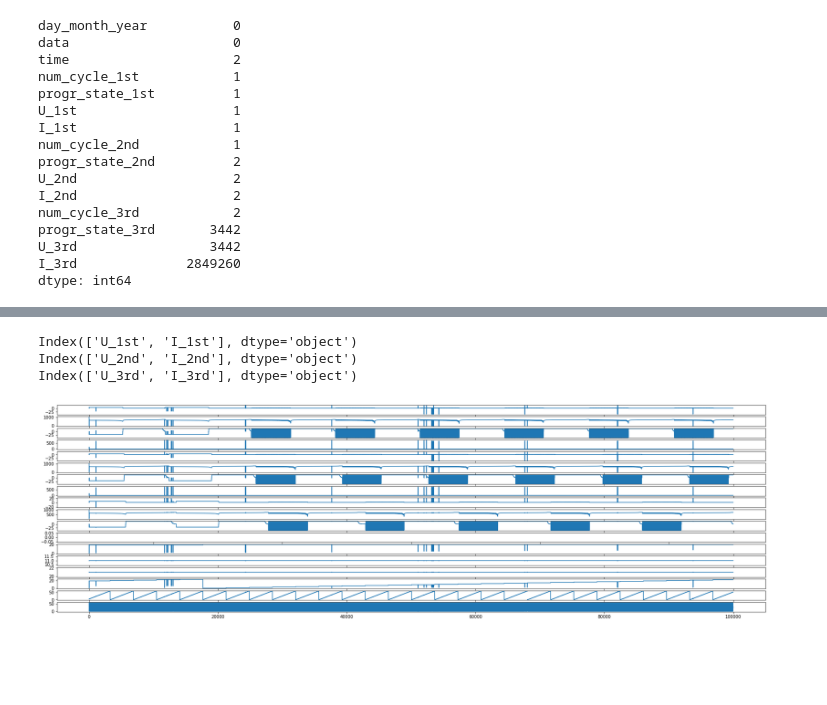
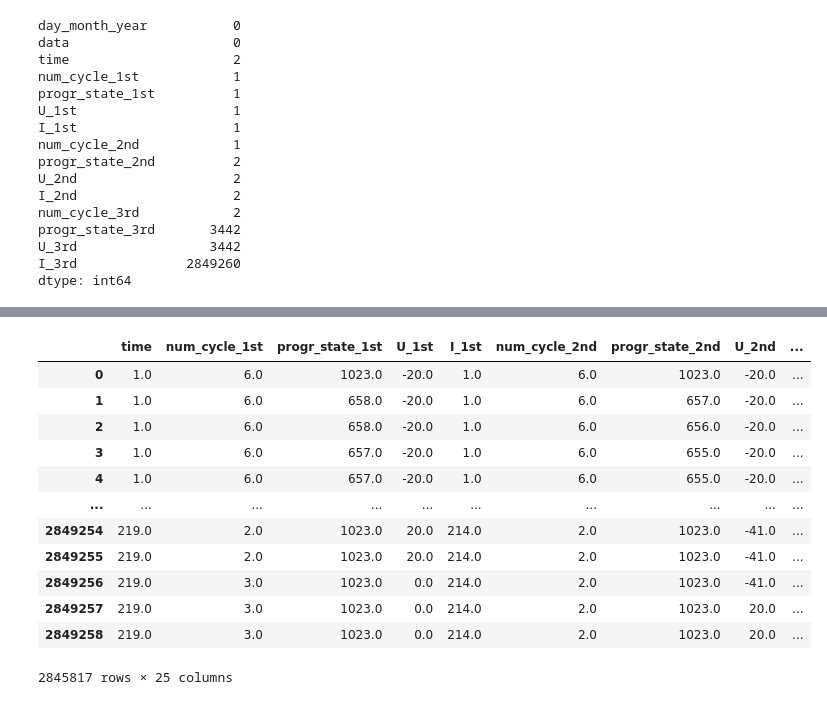
Before and after one commit to Argen7umCode/nsu_project_battery, a Jupyter notebook: battary_analysis.ipynb, the cells around one changed output, grey strips where cells are left out. Cells and saved outputs as stored; diff of their text form; code cells hidden in the pictures; blank space fills up the shorter version.

```diff
--- a/battary_analysis.ipynb
+++ b/battary_analysis.ipynb
@@ -88,18 +174,19 @@ df = date_join(df)
 
 df = get_new_features(df)
 cols = df.columns
-# %%
-for i in range(0, 10, 4):
-    print(df.iloc[:, 3+i:5+i].columns)
-# %% [output]
-Index(['U_1st', 'I_1st'], dtype='object')
-Index(['U_2nd', 'I_2nd'], dtype='object')
-Index(['U_3rd', 'I_3rd'], dtype='object')
-# %%
-fig = plt.figure(figsize=(30, 10))
-num_cols = len(cols)
-for index, col in enumerate(cols[1:-1], 1):
-    fig.add_subplot(num_cols,1, index)
-    plt.plot(np.arange(len(df[col]))[:100000], df[col][:100000])
-# %% [output]
-[figure, removed]
+# %%
+df
+# %% [output]
+|  | time | num_cycle_1st | progr_state_1st | U_1st | I_1st | num_cycle_2nd | progr_state_2nd | U_2nd | ... |
+| 0 | 1.0 | 6.0 | 1023.0 | -20.0 | 1.0 | 6.0 | 1023.0 | -20.0 | ... |
+| 1 | 1.0 | 6.0 | 658.0 | -20.0 | 1.0 | 6.0 | 657.0 | -20.0 | ... |
+| 2 | 1.0 | 6.0 | 658.0 | -20.0 | 1.0 | 6.0 | 656.0 | -20.0 | ... |
+| 3 | 1.0 | 6.0 | 657.0 | -20.0 | 1.0 | 6.0 | 655.0 | -20.0 | ... |
+| 4 | 1.0 | 6.0 | 657.0 | -20.0 | 1.0 | 6.0 | 655.0 | -20.0 | ... |
+| ... | ... | ... | ... | ... | ... | ... | ... | ... | ... |
+| 2849254 | 219.0 | 2.0 | 1023.0 | 20.0 | 214.0 | 2.0 | 1023.0 | -41.0 | ... |
+| 2849255 | 219.0 | 2.0 | 1023.0 | 20.0 | 214.0 | 2.0 | 1023.0 | -41.0 | ... |
+| 2849256 | 219.0 | 3.0 | 1023.0 | 0.0 | 214.0 | 2.0 | 1023.0 | -41.0 | ... |
+| 2849257 | 219.0 | 3.0 | 1023.0 | 0.0 | 214.0 | 2.0 | 1023.0 | 20.0 | ... |
+| 2849258 | 219.0 | 3.0 | 1023.0 | 0.0 | 214.0 | 2.0 | 1023.0 | 20.0 | ... |
+2845817 rows × 25 columns
```
Also changed, not shown: parts of 15 cells of this notebook.
